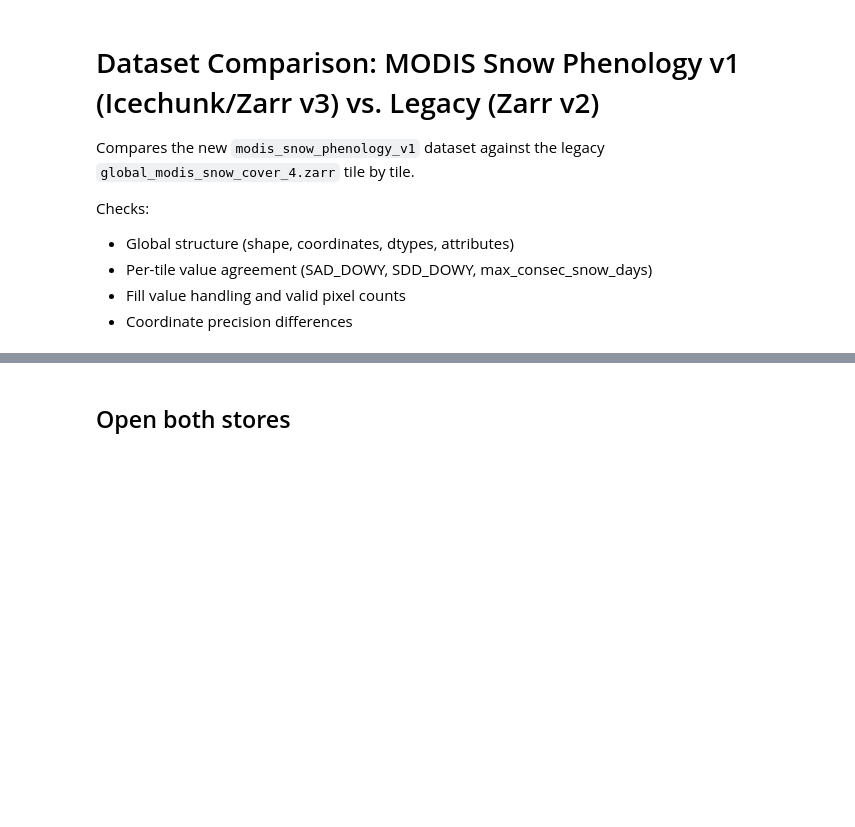
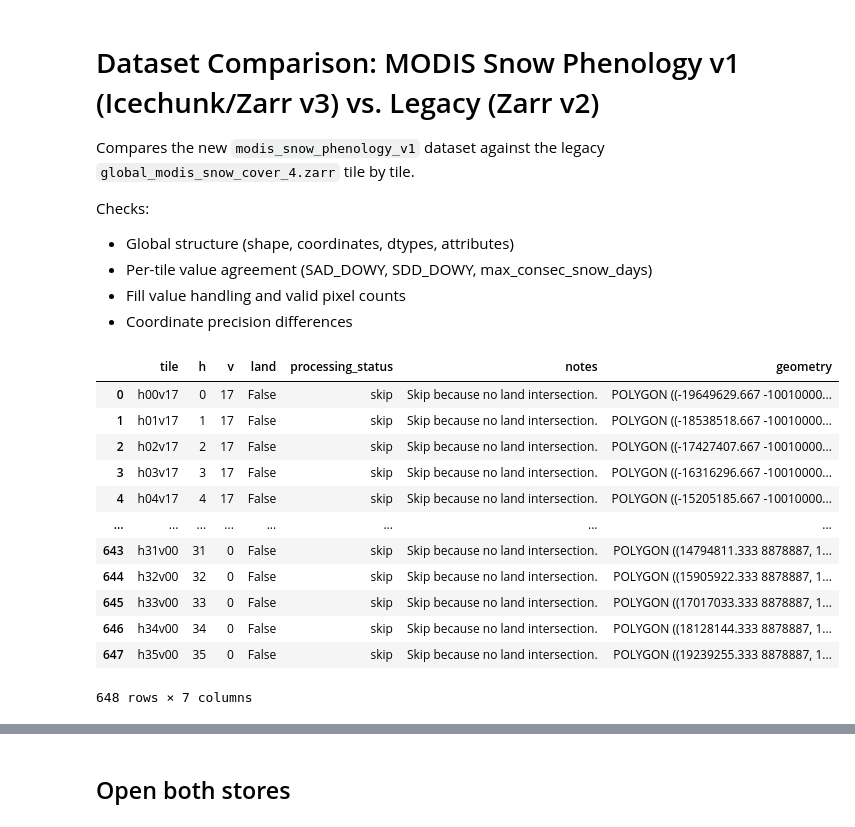
Before and after one commit to egagli/MODIS_snow_phenology, a Jupyter notebook: notebooks/02_compare_with_v1.ipynb, the cells around one changed output, grey strips where cells are left out. Cells and saved outputs as stored; diff of their text form; code cells hidden in the pictures; blank space fills up the shorter version.

```diff
--- a/notebooks/02_compare_with_v1.ipynb
+++ b/notebooks/02_compare_with_v1.ipynb
@@ -25,3 +27,24 @@ from modis_snow_phenology.config import Config
 config = Config('config/config_v1.txt')
 FILL = np.iinfo(np.int16).min  # -32768
 VARS = ['SAD_DOWY', 'SDD_DOWY', 'max_consec_snow_days']
+# %%
+modis_grid_crs = gpd.read_file(
+    'zip+http://book.ecosens.org/wp-content/uploads/2016/06/modis_grid.zip'
+    '!modis_sinusoidal_grid_world.shp'
+).crs
+modis_grid_gdf = gpd.read_file(config.tile_status_path).set_crs(modis_grid_crs, allow_override=True)
+modis_grid_gdf
+# %% [output]
+|  | tile | h | v | land | processing_status | notes | geometry |
+| 0 | h00v17 | 0 | 17 | False | skip | Skip because no land intersection. | POLYGON ((-19649629.667 -10010000... |
+| 1 | h01v17 | 1 | 17 | False | skip | Skip because no land intersection. | POLYGON ((-18538518.667 -10010000... |
+| 2 | h02v17 | 2 | 17 | False | skip | Skip because no land intersection. | POLYGON ((-17427407.667 -10010000... |
+| 3 | h03v17 | 3 | 17 | False | skip | Skip because no land intersection. | POLYGON ((-16316296.667 -10010000... |
+| 4 | h04v17 | 4 | 17 | False | skip | Skip because no land intersection. | POLYGON ((-15205185.667 -10010000... |
+| ... | ... | ... | ... | ... | ... | ... | ... |
+| 643 | h31v00 | 31 | 0 | False | skip | Skip because no land intersection. | POLYGON ((14794811.333 8878887, 1... |
+| 644 | h32v00 | 32 | 0 | False | skip | Skip because no land intersection. | POLYGON ((15905922.333 8878887, 1... |
+| 645 | h33v00 | 33 | 0 | False | skip | Skip because no land intersection. | POLYGON ((17017033.333 8878887, 1... |
+| 646 | h34v00 | 34 | 0 | False | skip | Skip because no land intersection. | POLYGON ((18128144.333 8878887, 1... |
+| 647 | h35v00 | 35 | 0 | False | skip | Skip because no land intersection. | POLYGON ((19239255.333 8878887, 1... |
+648 rows × 7 columns
```
Also changed, not shown: parts of 34 cells of this notebook, 1 other file.
